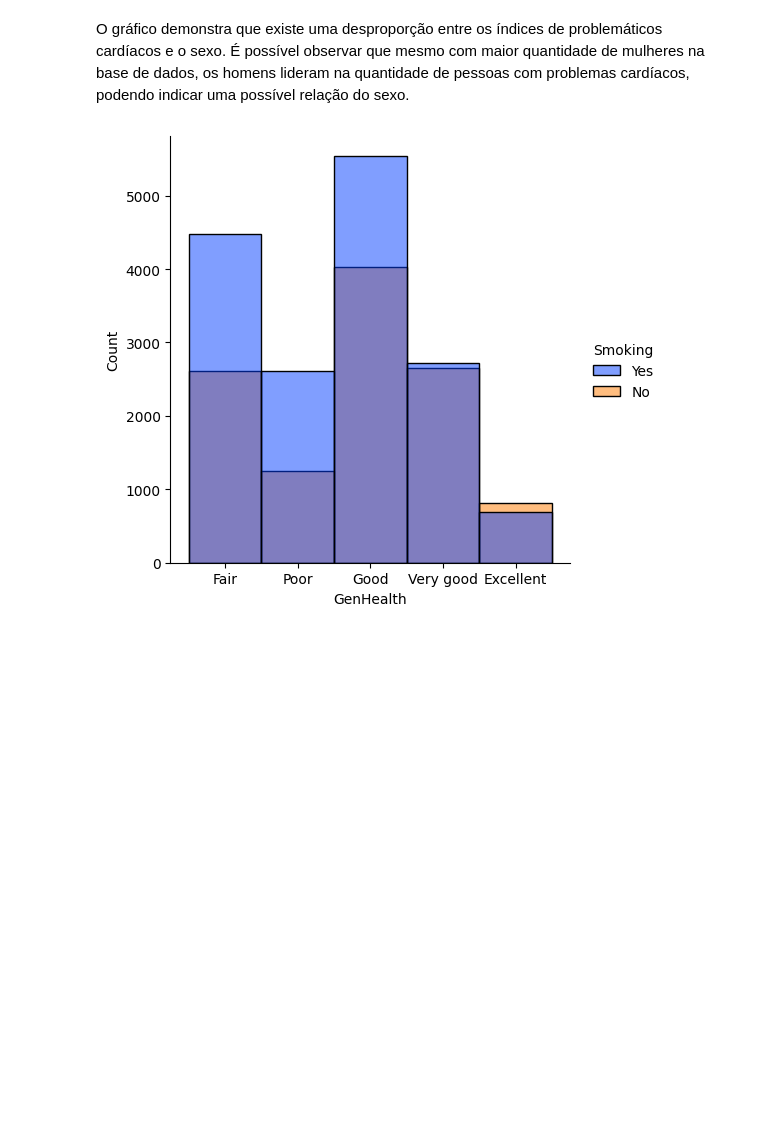
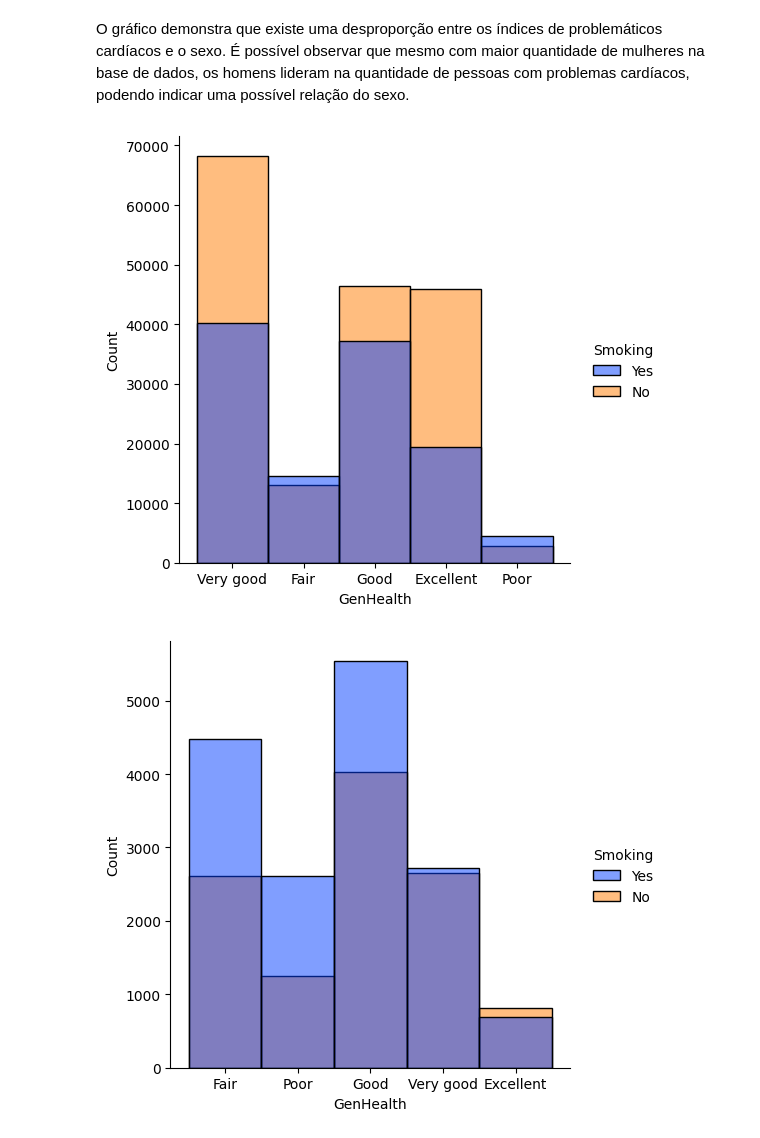
Before and after one commit to samueljos3/ProjetoHeartDisease, a Jupyter notebook: ProjetoHeartDisease.ipynb, the cells around one changed output. Cells and saved outputs as stored; diff of their text form; code cells hidden in the pictures; blank space fills up the shorter version.

```diff
--- a/ProjetoHeartDisease.ipynb
+++ b/ProjetoHeartDisease.ipynb
@@ -245,4 +263,11 @@ plt.show()
 [figure]
 # %% [markdown]
 O gráfico demonstra que existe uma desproporção entre os índices de problemáticos cardíacos e o sexo. É possível observar que mesmo com maior quantidade de mulheres na base de dados, os homens lideram na quantidade de pessoas com problemas cardíacos, podendo indicar uma possível relação do sexo.
+# %%
+# Relação de saúde geral com o ato de fumar (utlizando pessoas que não tiveram problemas no coração)
+
+sns.displot(data = df.loc[df['HeartDisease'] == 'No'], x = "GenHealth", hue = 'Smoking', alpha = 0.5, palette = "bright")
+plt.show()
+# %% [output]
+[figure, added]
 # %%
```
Also changed, not shown: parts of 42 cells of this notebook.
